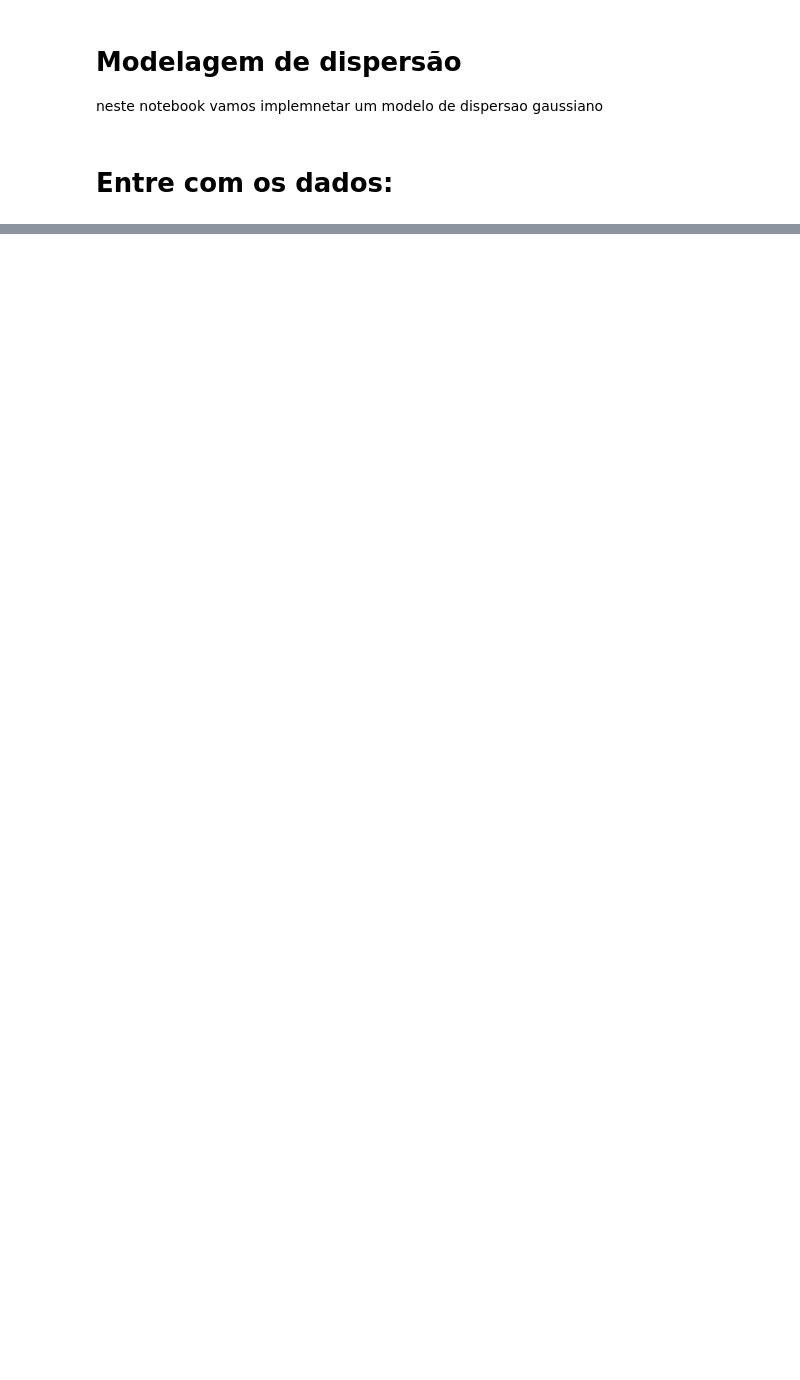
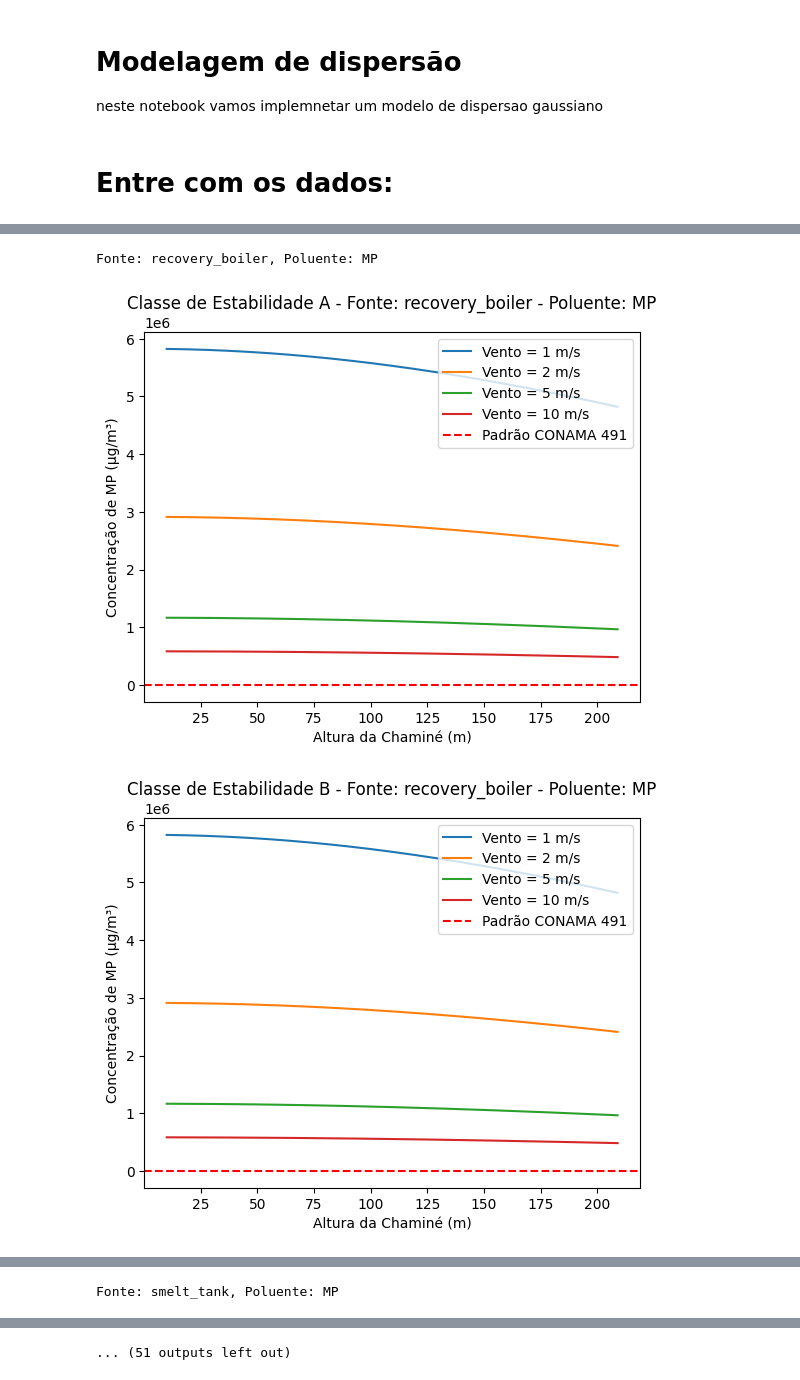
Before and after one commit to Marcosperrude/ENS5173_202401, a Jupyter notebook: Atividade3.ipynb, the cells around one changed output, grey strips where cells are left out. Saved outputs shown, nothing was run; the diff lists cells and outputs as text; code cells hidden in the pictures; blank space fills up the shorter version.

```diff
--- a/Atividade3.ipynb
+++ b/Atividade3.ipynb
@@ -156,0 +159,66 @@ A pluma subiu
+# %%
+import numpy as np
+import matplotlib.pyplot as plt
+
+sigmaY,sigmaZ = sigmaXY(xx,classe,urbOrRural)
+conc = modeloGaussiano(qs,sigmaY,sigmaZ,u,yy,z,H)
+# Parâmetros da simulação
+emissoes = {
+    'recovery_boiler': {
+        'MP': 1679911.6152,  # g/s
+        'SO2': 65329.8961,   # g/s
+        'CO': 102661.2654    # g/s
+    },
+    'smelt_tank': {
+        'MP': 65329.8961,    # g/s
+        'SO2': 1866.5685,    # g/s
+        'CO': 0.0            # g/s
+    },
+    'lime_kiln': {
+        'MP': 522639.1692,   # g/s
+        'SO2': 2799.8527,    # g/s
+        'CO': 933.2842       # g/s
+    }
+}
+
+velocidades_vento = [1, 2, 5, 10]  # Diferentes velocidades do vento (m/s)
+alturas_chamine = np.arange(10, 210)  # Alturas da chaminé (m)
+classes_estabilidade = ['A', 'B', 'C', 'D', 'E', 'F']  # Classes de estabilidade
+area_tipo = 'urbano'  # Tipo de área (urbano ou rural)
+
+# Padrões da Resolução CONAMA 491 para poluentes (µg/m³)
+padrao_conama_mp = 50   # Para Material Particulado (MP10)
+padrao_conama_so2 = 125  # Para Dióxido de Enxofre (SO2)
+padrao_conama_co = 10000  # Para Monóxido de Carbono (CO), em µg/m³ (equivalente a 10 mg/m³)
+
+# Ponto de interesse para avaliação (x, y, z)
+x = 1000  # Distância na direção do vento (m)
+y = 0     # Posição lateral (m)
+z = 1.5   # Altura de respiração (m)
+
+# Realizar simulações e plotar resultados
+for poluente in ['MP', 'SO2', 'CO']:
+    for fonte in emissoes:
+        Q = emissoes[fonte][poluente]  # Taxa de emissão para a fonte e poluente
+        padrao_conama = padrao_conama_mp if poluente == 'MP' else (padrao_conama_so2 if poluente == 'SO2' else padrao_conama_co)
+        print(f"Fonte: {fonte}, Poluente: {poluente}")
+        for estabilidade in classes_estabilidade:
+            fig, ax = plt.subplots()
+            for u in velocidades_vento:
+                concentracoes = []
+                for H in alturas_chamine:
+                    sigmaY, sigmaZ = sigmaXY(x, estabilidade, area_tipo)  # Corrigido para usar 'estabilidade' e 'area_tipo'
+                    conc = modeloGaussiano(Q, sigmaY, sigmaZ, u, y, z, H)
+                    concentracoes.append(conc)
+                ax.plot(alturas_chamine, concentracoes, label=f'Vento = {u} m/s')
+
+            ax.axhline(padrao_conama, color='r', linestyle='--', label='Padrão CONAMA 491')
+            ax.set_xlabel('Altura da Chaminé (m)')
+            ax.set_ylabel(f'Concentração de {poluente} (µg/m³)')
+            ax.set_title(f'Classe de Estabilidade {estabilidade} - Fonte: {fonte} - Poluente: {poluente}')
+            ax.legend()
+            plt.show()
+# %% [output]
+Fonte: recovery_boiler, Poluente: MP
+[figure, added]
+[figure, added]
@@ -156,0 +229 @@ A pluma subiu
+Fonte: smelt_tank, Poluente: MP
@@ -156,0 +234 @@ A pluma subiu
+... (51 outputs left out)
```
Also changed, not shown: parts of 6 cells of this notebook.
